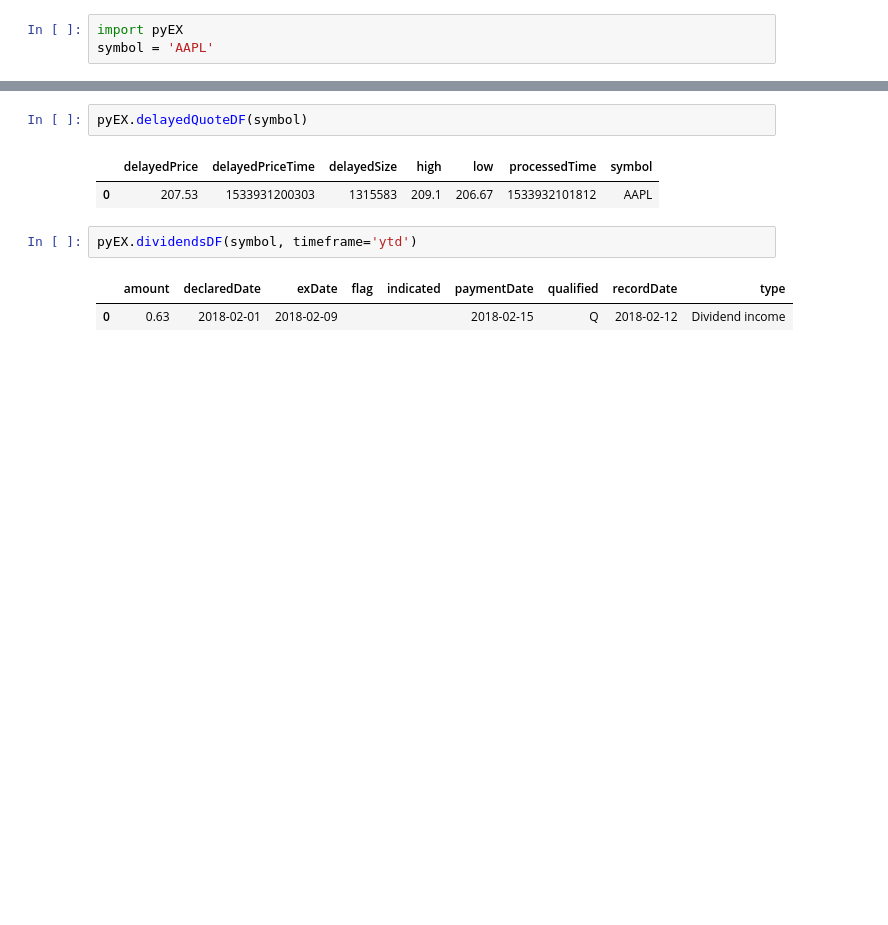
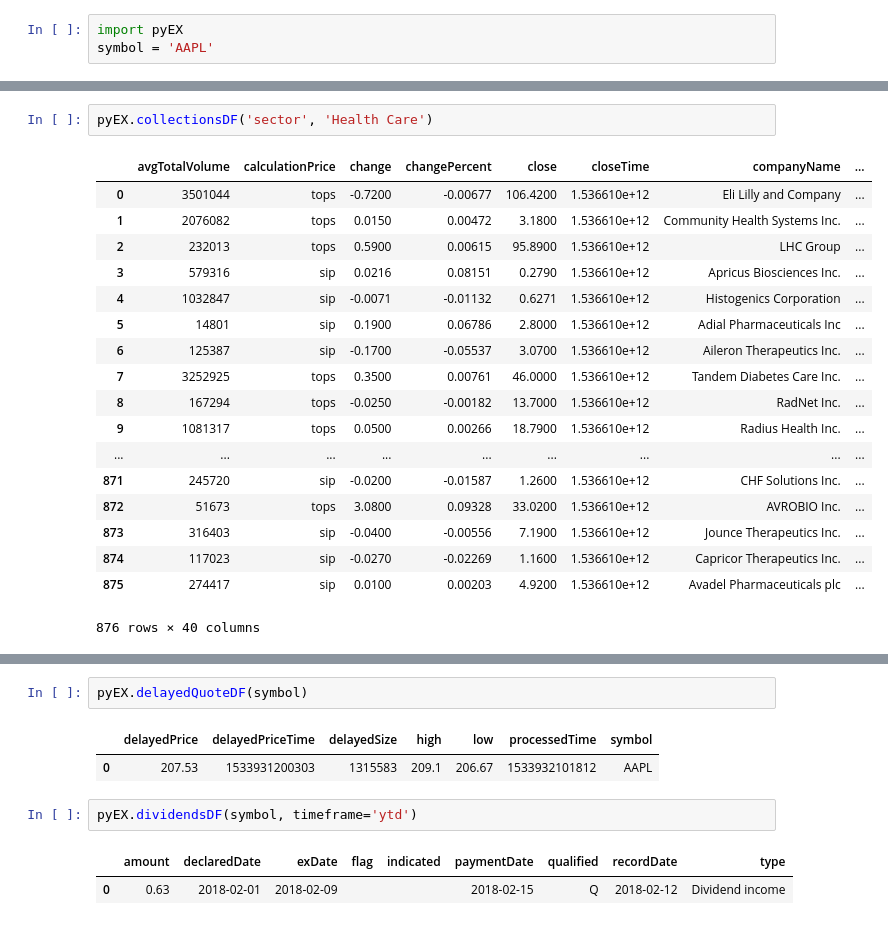
Before and after one commit to tkp-archive/pyEX, a Jupyter notebook: all.ipynb, the cells around one changed output, grey strips where cells are left out. Saved outputs shown, nothing was run; the diff lists cells and outputs as text; blank space fills up the shorter version.

```diff
--- a/all.ipynb
+++ b/all.ipynb
@@ -34,0 +37,21 @@ pyEX.companyDF(symbol)
+# %%
+pyEX.collectionsDF('sector', 'Health Care')
+# %% [output]
+|  | avgTotalVolume | calculationPrice | change | changePercent | close | closeTime | companyName | ... |
+| 0 | 3501044 | tops | -0.7200 | -0.00677 | 106.4200 | 1.536610e+12 | Eli Lilly and Company | ... |
+| 1 | 2076082 | tops | 0.0150 | 0.00472 | 3.1800 | 1.536610e+12 | Community Health Systems Inc. | ... |
+| 2 | 232013 | tops | 0.5900 | 0.00615 | 95.8900 | 1.536610e+12 | LHC Group | ... |
+| 3 | 579316 | sip | 0.0216 | 0.08151 | 0.2790 | 1.536610e+12 | Apricus Biosciences Inc. | ... |
+| 4 | 1032847 | sip | -0.0071 | -0.01132 | 0.6271 | 1.536610e+12 | Histogenics Corporation | ... |
+| 5 | 14801 | sip | 0.1900 | 0.06786 | 2.8000 | 1.536610e+12 | Adial Pharmaceuticals Inc | ... |
+| 6 | 125387 | sip | -0.1700 | -0.05537 | 3.0700 | 1.536610e+12 | Aileron Therapeutics Inc. | ... |
+| 7 | 3252925 | tops | 0.3500 | 0.00761 | 46.0000 | 1.536610e+12 | Tandem Diabetes Care Inc. | ... |
+| 8 | 167294 | tops | -0.0250 | -0.00182 | 13.7000 | 1.536610e+12 | RadNet Inc. | ... |
+| 9 | 1081317 | tops | 0.0500 | 0.00266 | 18.7900 | 1.536610e+12 | Radius Health Inc. | ... |
+| ... | ... | ... | ... | ... | ... | ... | ... | ... |
+| 871 | 245720 | sip | -0.0200 | -0.01587 | 1.2600 | 1.536610e+12 | CHF Solutions Inc. | ... |
+| 872 | 51673 | tops | 3.0800 | 0.09328 | 33.0200 | 1.536610e+12 | AVROBIO Inc. | ... |
+| 873 | 316403 | sip | -0.0400 | -0.00556 | 7.1900 | 1.536610e+12 | Jounce Therapeutics Inc. | ... |
+| 874 | 117023 | sip | -0.0270 | -0.02269 | 1.1600 | 1.536610e+12 | Capricor Therapeutics Inc. | ... |
+| 875 | 274417 | sip | 0.0100 | 0.00203 | 4.9200 | 1.536610e+12 | Avadel Pharmaceuticals plc | ... |
+876 rows × 40 columns
```
Also changed, not shown: parts of 4 cells of this notebook, 2 other files.
